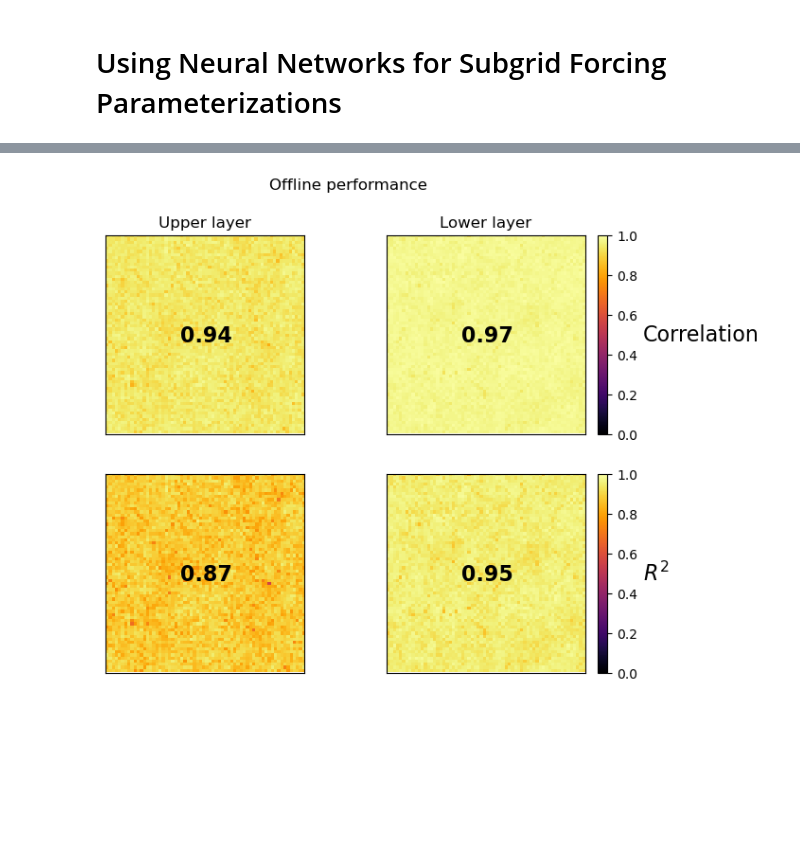
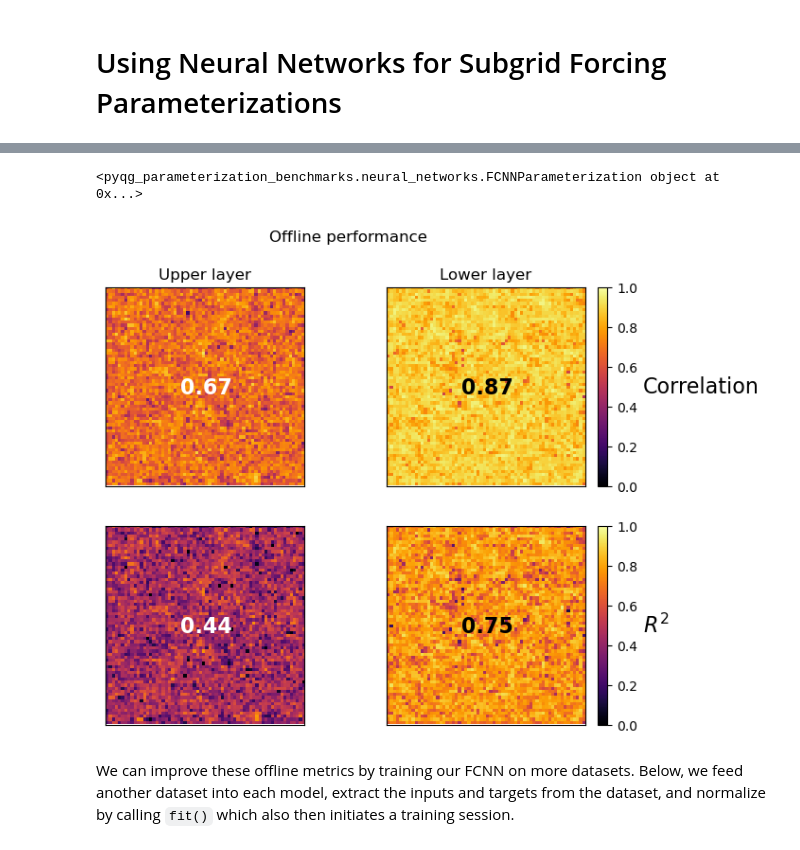
Before and after one commit to m2lines/MLwithQG, a Jupyter notebook: notebooks/Using Neural Networks for Subgrid Forcing Parameterizations.ipynb, the cells around one changed output, grey strips where cells are left out. Drawn from its saved outputs; the diff is of its cells as text; code cells hidden in the pictures; blank space fills up the shorter version.

```diff
--- a/notebooks/Using Neural Networks for Subgrid Forcing Parameterizations.ipynb
+++ b/notebooks/Using Neural Networks for Subgrid Forcing Parameterizations.ipynb
@@ -143,0 +18,3 @@ preds
+# %%
+training_ds = xr.open_zarr('/home/jovyan/datasets/eddy/op2/ds1').load()
+training_ds
@@ -143,0 +41,4 @@ preds
+# %%
+param = FCNNParameterization.train_on(training_ds, '/home/jovyan/models/fcnn_qu_to_Sq2',
+                                      inputs=['q', 'u', 'v'],
+                                      targets = ['q_subgrid_forcing'])
@@ -144,3 +49,8 @@ preds
+# %%
+test_ds = xr.open_zarr('/home/jovyan/datasets/eddy/op2/ds2').load()
+preds = param.test_offline(test_ds)
+# %% [output]
+<pyqg_parameterization_benchmarks.neural_networks.FCNNParameterization object at 0x...>
 # %%
 def imshow(arr):
     plt.imshow(arr, vmin=0, vmax=1, cmap='inferno')
@@ -151,17 +61,19 @@ def imshow(arr):
 
 def colorbar(label):
     plt.colorbar().set_label(label, fontsize=16,rotation=0,ha='left',va='center')
-
-plt.figure(figsize=(7.6,6)).suptitle("Offline performance")
-
-for z in [0,1]:
-    plt.subplot(2,2,z+1,title=f"{['Upper','Lower'][z]} layer")
-    imshow(preds.q_forcing_total_spatial_correlation.isel(lev=z))
-    if z: colorbar("Correlation")
-
-for z in [0,1]:
-    plt.subplot(2,2,z+3)
-    imshow(preds.q_forcing_total_spatial_skill.isel(lev=z))
-    if z: colorbar("$R^2$")
-# %% [output]
-[figure, removed]
+# %%
+plt.figure(figsize=(7.6,6)).suptitle("Offline performance")
+
+for z in [0,1]:
+    plt.subplot(2,2,z+1,title=f"{['Upper','Lower'][z]} layer")
+    imshow(preds.q_subgrid_forcing_spatial_correlation.isel(lev=z))
+    if z: colorbar("Correlation")
+
+for z in [0,1]:
+    plt.subplot(2,2,z+3)
+    imshow(preds.q_subgrid_forcing_spatial_skill.isel(lev=z))
+    if z: colorbar("$R^2$")
+# %% [output]
+[figure, added]
+# %% [markdown]
+We can improve these offline metrics by training our FCNN on more datasets. Below, we feed another dataset into each model, extract the inputs and targets from the dataset, and normalize by calling `fit()` which also then initiates a training session.
```
Also changed, not shown: parts of 22 cells of this notebook, 2 other files.
